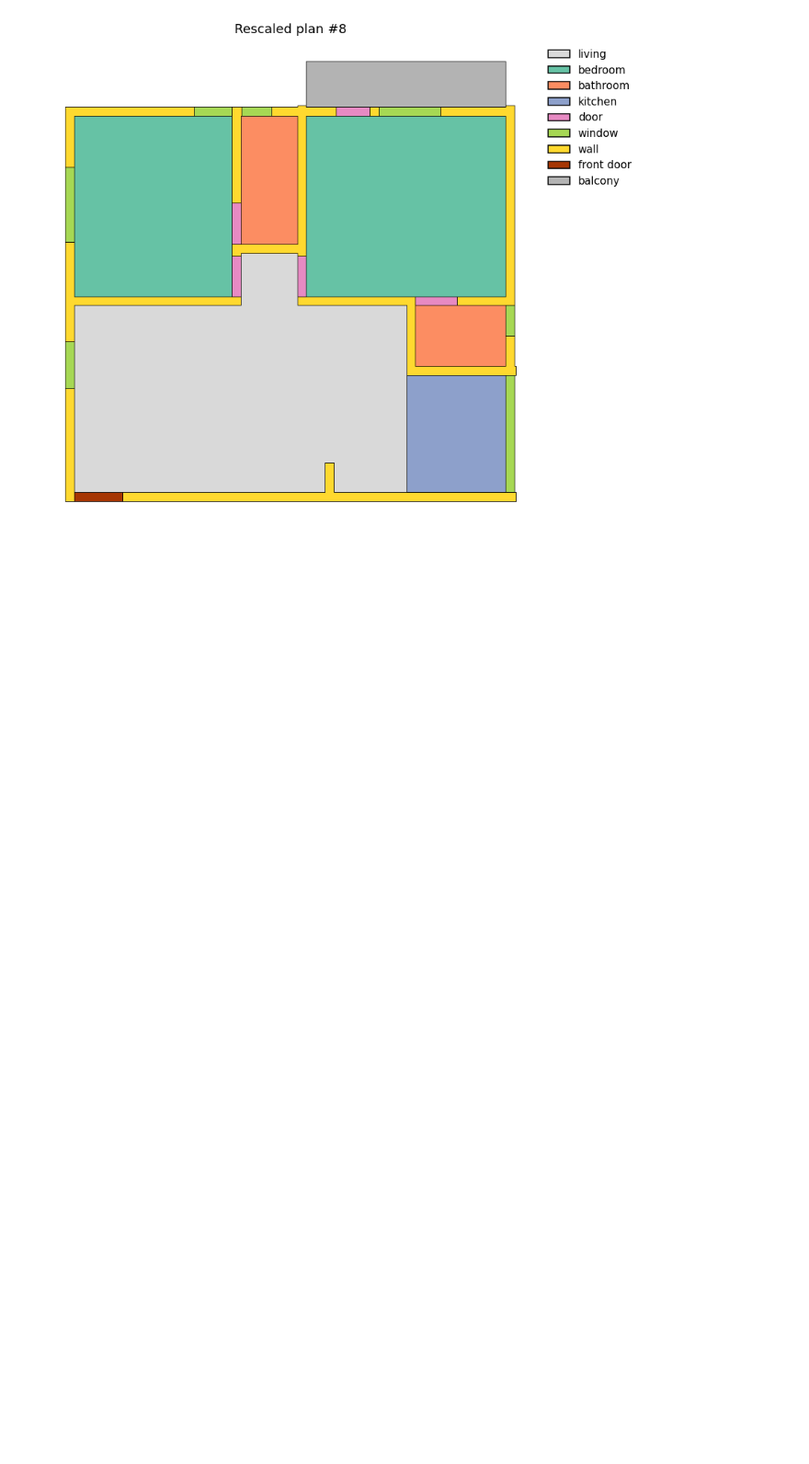
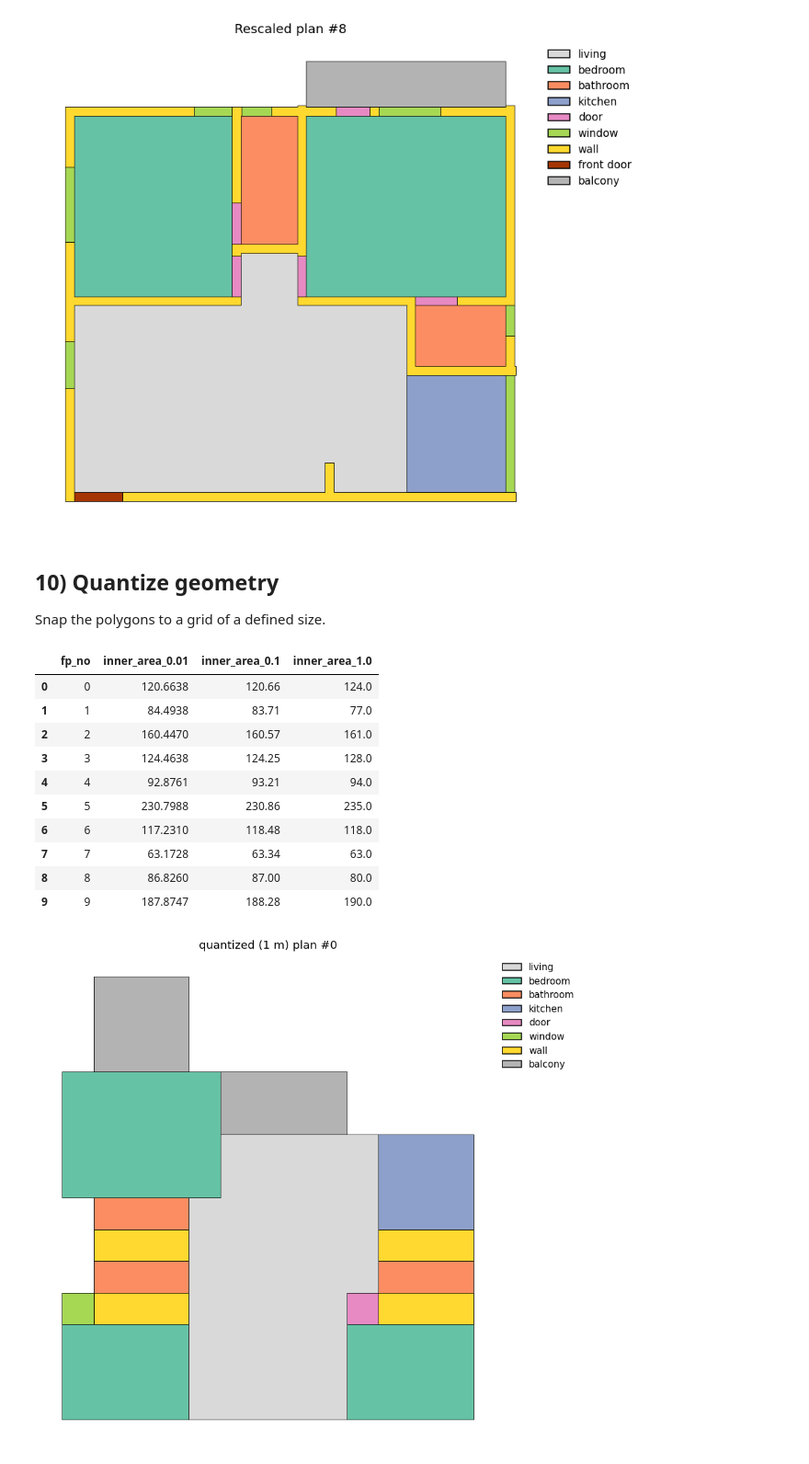
Before and after one commit to m-agour/ResPlan, a Jupyter notebook: ResPlan_demo.ipynb, the cells around one changed output. Shown at 92% size. Cells and saved outputs as stored; diff of their text form; code cells hidden in the pictures; blank space fills up the shorter version.

Commit message:
Add functions to quantize the floorplans for simplification

```diff
--- a/ResPlan_demo.ipynb
+++ b/ResPlan_demo.ipynb
@@ -234,3 +235,46 @@ plot_plan(rescaled_plans[fp_no], title=f'Rescaled plan #{fp_no}')
 | 9 | 9 | 187.942769 | 34585.373458 | 0.073717 | 187.942769 | 4268.364178 | ... |
 <Axes: title={'center': 'Rescaled plan #8'}>
 [figure]
+# %% [markdown]
+## 10) Quantize geometry
+
+Snap the polygons to a grid of a defined size.
+# %%
+# Define the rounding steps we want to test (in meters)
+steps = [0.01, 0.10, 1.00]   # 1 cm, 10 cm, 1 m
+
+# Build quantized plan sets for each step
+rounded_sets = {}
+for step in steps:
+    # quantize each plan in rescaled_plans to the given grid step
+    rounded_sets[step] = [quantize_plan(p, step) for p in rescaled_plans]
+
+# Construct a df with the inner area of each plan for each step
+rows = []
+for i in range(min(10, len(rescaled_plans))):
+    row = {"fp_no": i}
+    for step in steps:
+        a = area(rounded_sets[step][i].get("inner"))
+        row[f"inner_area_{step}"] = round(a, 4)
+    rows.append(row)
+
+df_rounding = pd.DataFrame(rows)
+display(df_rounding)
+
+# Check geometric consistency
+fp_no = 0
+if 0 <= fp_no < len(rescaled_plans):
+    plot_plan(rounded_sets[1.00][fp_no], title=f"quantized (1 m) plan #{fp_no}")
+# %% [output]
+|  | fp_no | inner_area_0.01 | inner_area_0.1 | inner_area_1.0 |
+| 0 | 0 | 120.6638 | 120.66 | 124.0 |
+| 1 | 1 | 84.4938 | 83.71 | 77.0 |
+| 2 | 2 | 160.4470 | 160.57 | 161.0 |
+| 3 | 3 | 124.4638 | 124.25 | 128.0 |
+| 4 | 4 | 92.8761 | 93.21 | 94.0 |
+| 5 | 5 | 230.7988 | 230.86 | 235.0 |
+| 6 | 6 | 117.2310 | 118.48 | 118.0 |
+| 7 | 7 | 63.1728 | 63.34 | 63.0 |
+| 8 | 8 | 86.8260 | 87.00 | 80.0 |
+| 9 | 9 | 187.8747 | 188.28 | 190.0 |
+[figure, added]
```
Also changed, not shown: parts of 6 cells of this notebook, 1 other file.
